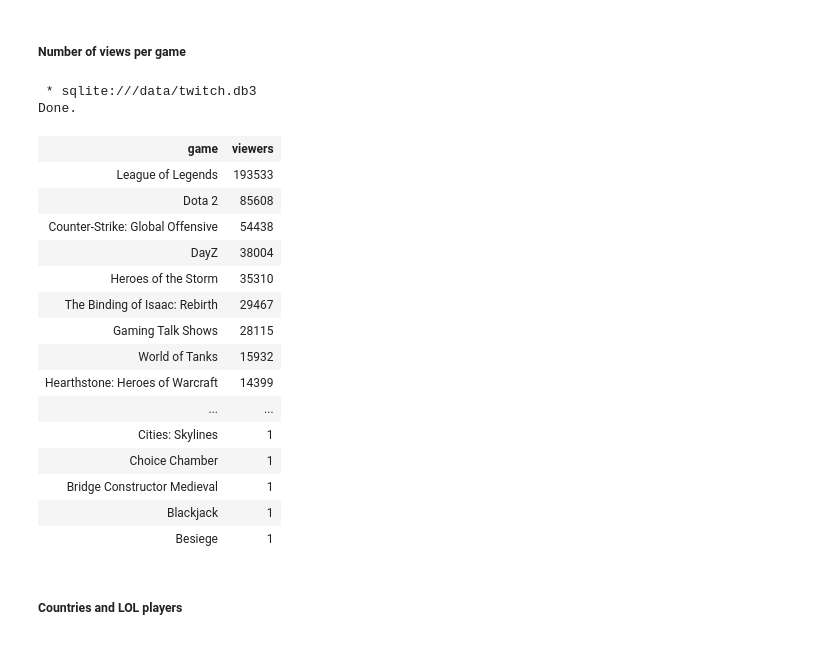
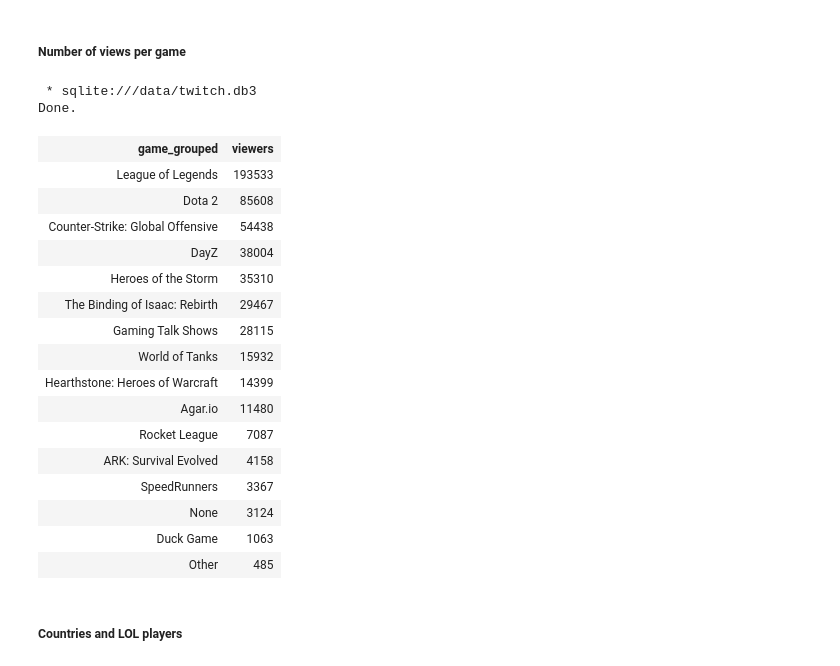
Before and after one commit to santiagobs/data-analysis-twitch, a Jupyter notebook: twitch.ipynb, the cells around one changed output. Saved outputs shown, nothing was run; the diff lists cells and outputs as text; code cells hidden in the pictures.

```diff
--- a/twitch.ipynb
+++ b/twitch.ipynb
@@ -122,23 +122,23 @@ channel_views = result.DataFrame()
 # %%
 %%sql
 WITH grouped AS (SELECT game,
     CASE
         WHEN count(*) > 1000 THEN game
         ELSE 'Other'
     END AS 'game_grouped',
     count(*) AS 'viewers'
 FROM stream
 GROUP BY 1
 ORDER BY 3 DESC)
 
 SELECT game_grouped, viewers
 FROM grouped
-gRO
-;
+GROUP BY 1
+ORDER BY 2 DESC;
 # %% [output]
  * sqlite:///data/twitch.db3
 Done.
-| game | viewers |
+| game_grouped | viewers |
 | League of Legends | 193533 |
 | Dota 2 | 85608 |
 | Counter-Strike: Global Offensive | 54438 |
@@ -148,12 +148,13 @@ Done.
 | Gaming Talk Shows | 28115 |
 | World of Tanks | 15932 |
 | Hearthstone: Heroes of Warcraft | 14399 |
-| ... | ... |
-| Cities: Skylines | 1 |
-| Choice Chamber | 1 |
-| Bridge Constructor Medieval | 1 |
-| Blackjack | 1 |
-| Besiege | 1 |
+| Agar.io | 11480 |
+| Rocket League | 7087 |
+| ARK: Survival Evolved | 4158 |
+| SpeedRunners | 3367 |
+| None | 3124 |
+| Duck Game | 1063 |
+| Other | 485 |
 # %%
 result = _
 game_viewers = result.DataFrame()
```
Also changed, not shown: parts of 1 cell of this notebook.
